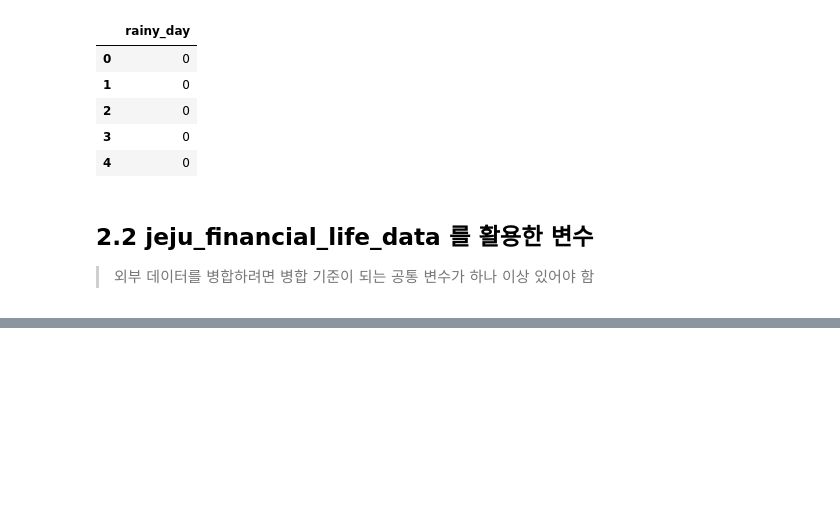
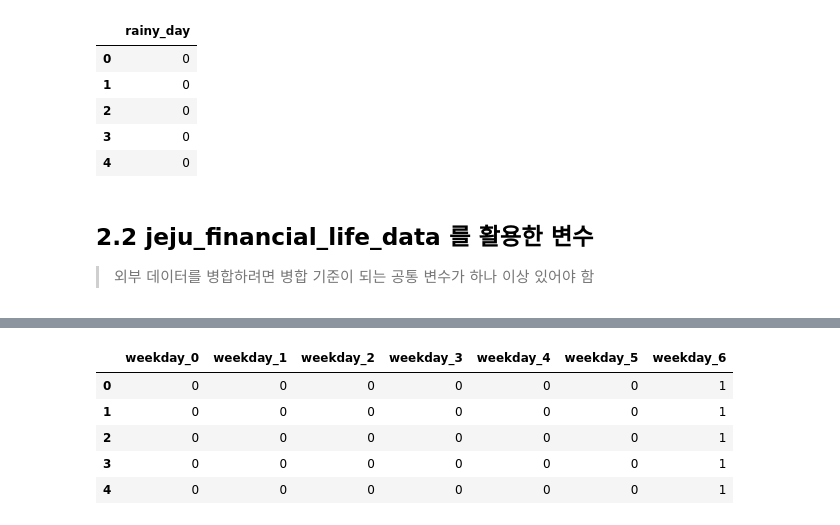
Before and after one commit to pyohamen/DACON-jeju-bus-prediction, a Jupyter notebook: 퇴근시간버스승차인원예측/2_making_feature&model.ipynb, the cells around one changed output, grey strips where cells are left out. Drawn from its saved outputs; the diff is of its cells as text; code cells hidden in the pictures; blank space fills up the shorter version.

```diff
--- a/퇴근시간버스승차인원예측/2_making_feature&model.ipynb
+++ b/퇴근시간버스승차인원예측/2_making_feature&model.ipynb
@@ -705,0 +987,2 @@ df[['rainy_day']].head()
+# %%
+df['in_out'] = df['in_out'].map({'시내':0, '시외':1})
@@ -705,0 +1001,10 @@ df[['rainy_day']].head()
+# %%
+def is_weekend(x):
+    if x == 5: # 토요일
+        return 1
+    elif x == 6: # 일요일
+        return 1
+    else:
+        return 0
+# 'weekday’변수에 is_weekend함수를 적용하여 'weekend' 변수 생성
+df['weekend'] = df['weekday'].apply(is_weekend)
@@ -705,0 +1023,8 @@ df[['rainy_day']].head()
+# %%
+# 라벨 인코딩 할 변수 선택
+df_encode = df[['si', 'dong']]
+# fit_transform을 통해 라벨 인코딩
+df_encoded = df_encode.apply(labelencoder.fit_transform)
+
+df['si']=df_encoded['si']
+df['dong']=df_encoded['dong']
@@ -705,0 +1043,12 @@ df[['rainy_day']].head()
+# %%
+df = pd.get_dummies(df, columns=['weekday', 'dist_name'])
+# %%
+df[['weekday_0', 'weekday_1', 'weekday_2', 'weekday_3',
+    'weekday_4', 'weekday_5', 'weekday_6']].head()
+# %% [output]
+|  | weekday_0 | weekday_1 | weekday_2 | weekday_3 | weekday_4 | weekday_5 | weekday_6 |
+| 0 | 0 | 0 | 0 | 0 | 0 | 0 | 1 |
+| 1 | 0 | 0 | 0 | 0 | 0 | 0 | 1 |
+| 2 | 0 | 0 | 0 | 0 | 0 | 0 | 1 |
+| 3 | 0 | 0 | 0 | 0 | 0 | 0 | 1 |
+| 4 | 0 | 0 | 0 | 0 | 0 | 0 | 1 |
```
Also changed, not shown: parts of 80 cells of this notebook, 10 other files.
